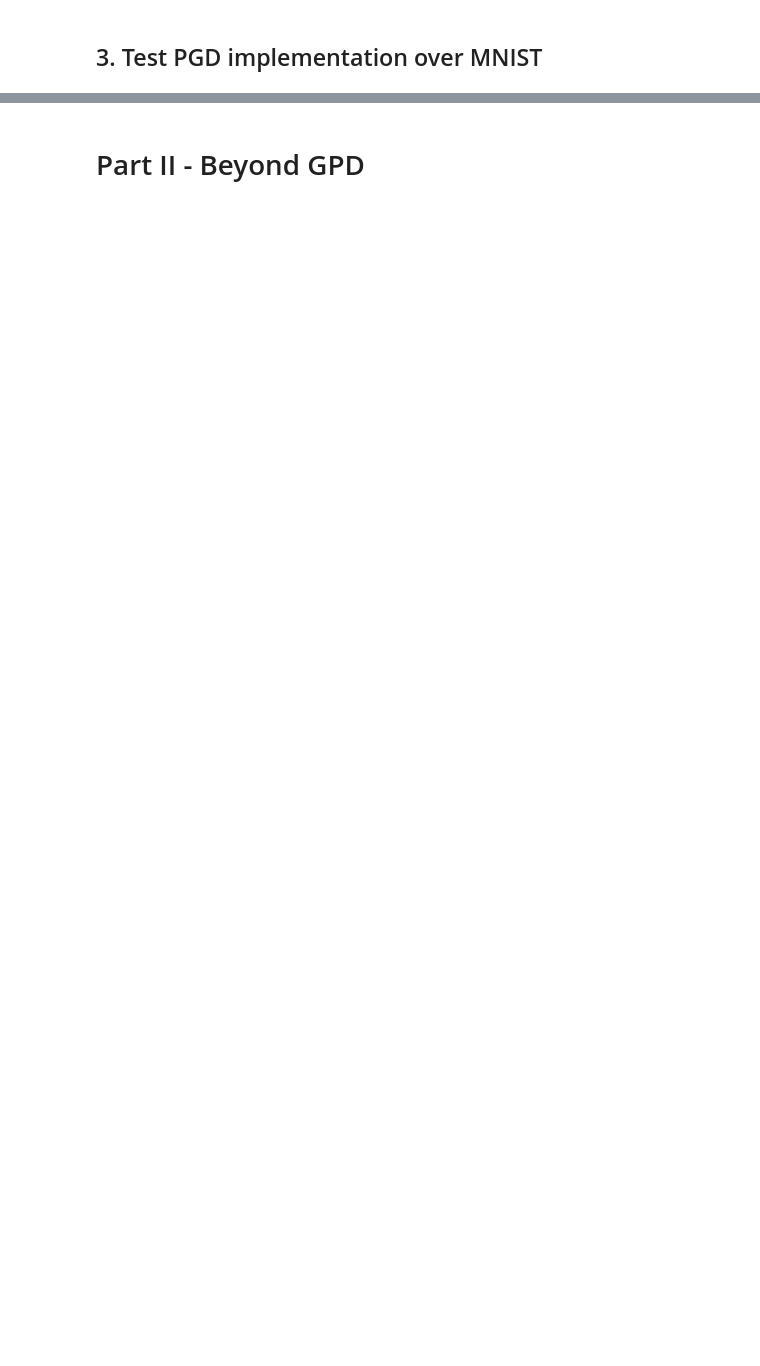
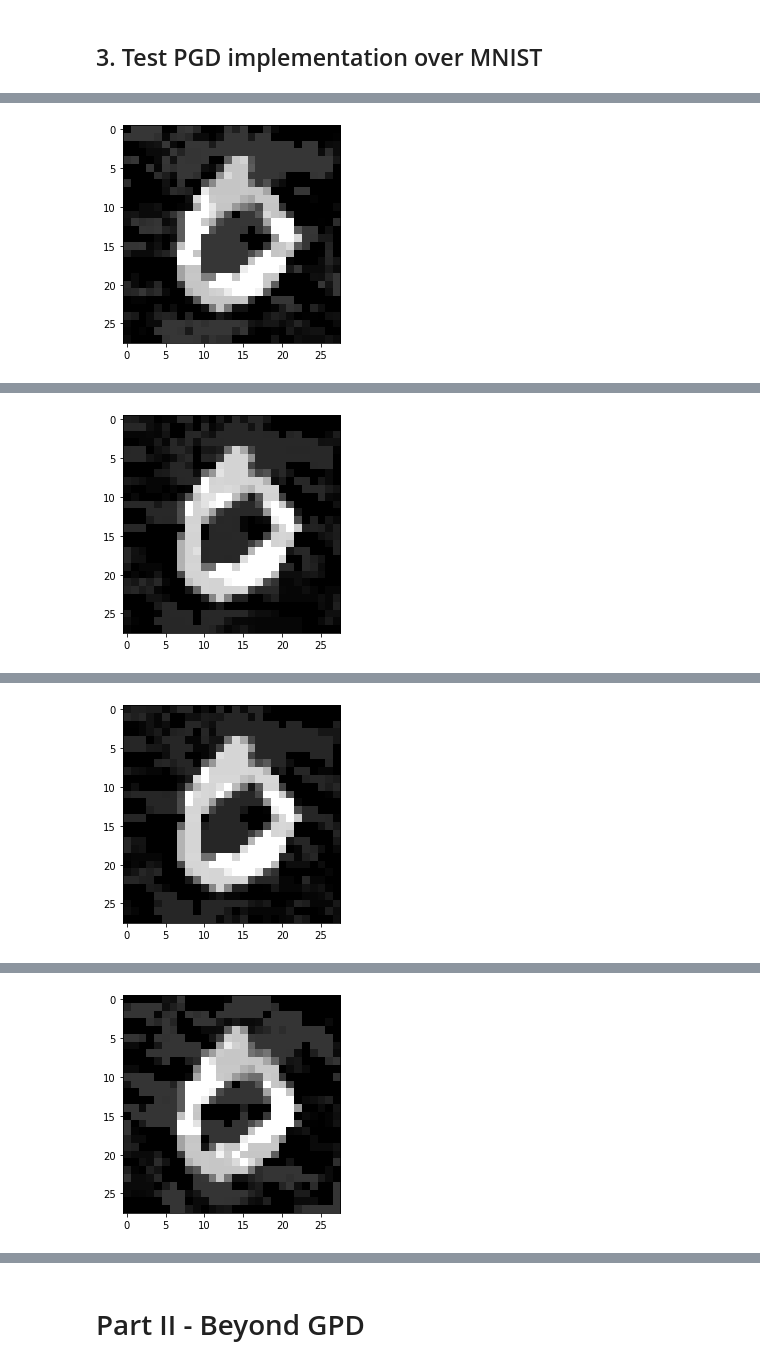
Before and after one commit to idocal/adversarial, a Jupyter notebook: adversarial_1.ipynb, the cells around one changed output, grey strips where cells are left out. Drawn from its saved outputs; the diff is of its cells as text; code cells hidden in the pictures; blank space fills up the shorter version.

```diff
--- a/adversarial_1.ipynb
+++ b/adversarial_1.ipynb
@@ -223,42 +269,42 @@ def PGD(model, images, labels, epsilon=0.1, iter_eps=0.05, iterations=10, min_x=
 # %%
 experiments = [
   {
-    'labels': test_labels,
+    'labels': tlabels,
     'iterations': 30,
     'epsilon': 4.0,
     'iter_eps': 0.05,
     'targeted': False
   },
   {
-    'labels': test_labels,
+    'labels': tlabels,
     'iterations': 30,
     'epsilon': 3.0,
     'iter_eps': 0.03,
     'targeted': False
   },
   {
-    'labels': test_labels,
+    'labels': tlabels,
     'iterations': 60,
     'epsilon': 3.0,
     'iter_eps': 0.03,
     'targeted': False
   },
   {
-    'labels': target,
+    'labels': ttarget,
     'iterations': 30,
     'epsilon': 4.0,
     'iter_eps': 0.05,
     'targeted': True
   },
   {
-    'labels': target,
+    'labels': ttarget,
     'iterations': 30,
     'epsilon': 3.0,
     'iter_eps': 0.03,
     'targeted': True
   },
   {
-    'labels': target,
+    'labels': ttarget,
     'iterations': 60,
     'epsilon': 3.0,
     'iter_eps': 0.03,
@@ -269,6 +315,13 @@ experiments = [
 scores = []
 for i, experiment in enumerate(experiments):
     print(f"Experiment #{i+1}")
+
+    # run session
+    sess = keras.backend.get_session()
     adv_images = PGD(model, test_images, **experiment)
-    ex_score = TestAttack(model, adv_images, test_images, test_labels, target, targeted=experiment['targeted'])
+    adv_out = sess.run(adv_images)
+
+    # test results
+    ex_score = TestAttack(model, adv_out, test_images, test_labels, target, targeted=experiment['targeted'])
     scores.append(ex_score)
+# %% [output]
@@ -274,0 +332 @@ for i, experiment in enumerate(experiments):
+[figure, added]
@@ -274,0 +337 @@ for i, experiment in enumerate(experiments):
+[figure, added]
@@ -274,0 +342 @@ for i, experiment in enumerate(experiments):
+[figure, added]
@@ -274,0 +349 @@ for i, experiment in enumerate(experiments):
+[figure, added]
```
Also changed, not shown: parts of 19 cells of this notebook.
